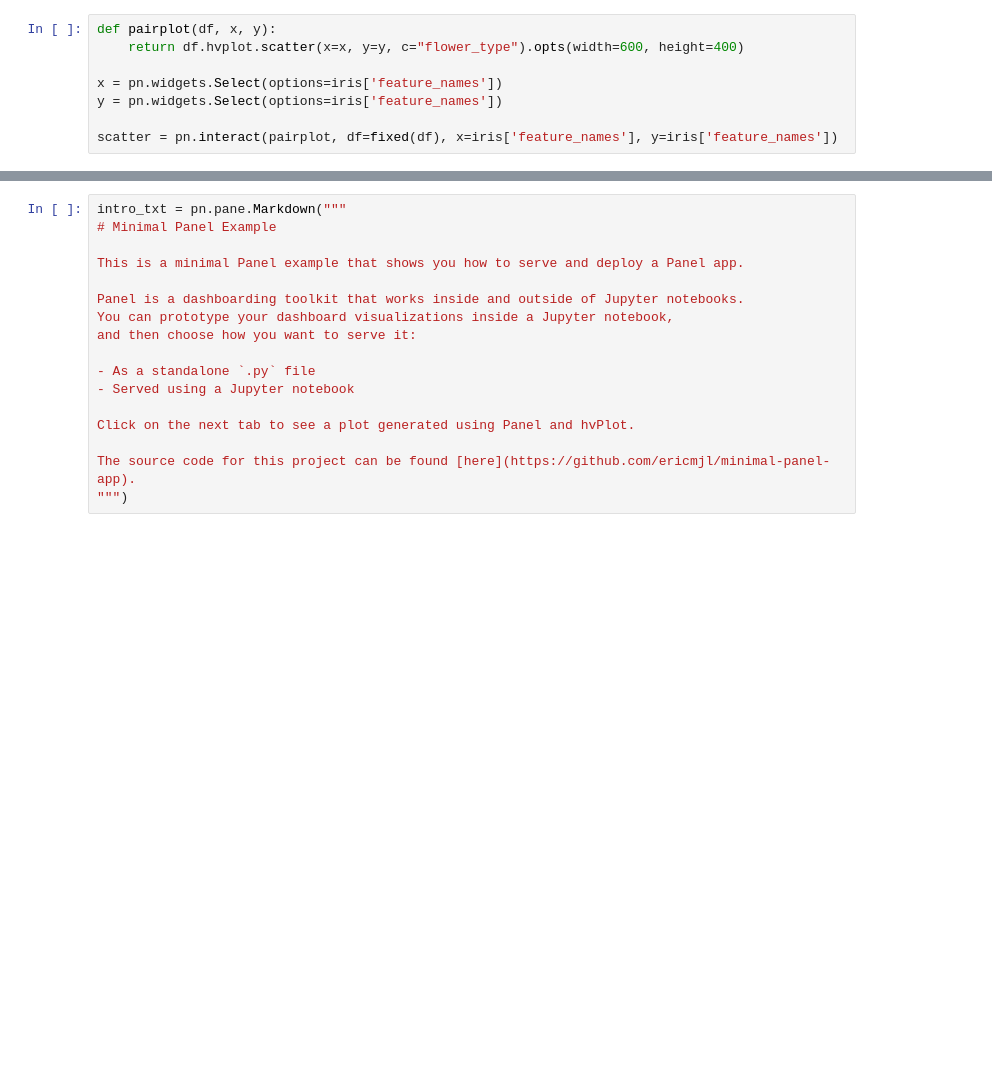
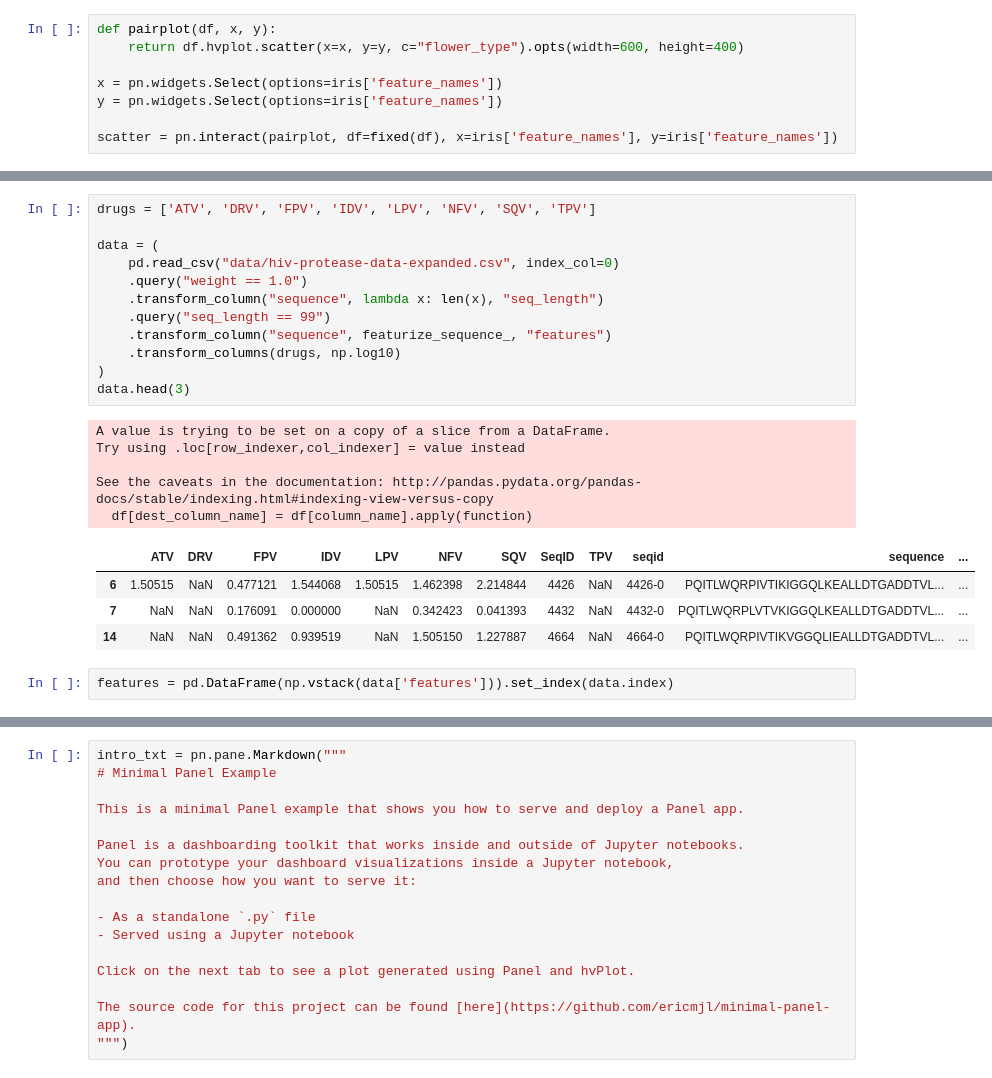
Before and after one commit to ericmjl/minimal-panel-app, a Jupyter notebook: minimal-panel.ipynb, the cells around one changed output, grey strips where cells are left out. Drawn from its saved outputs; the diff is of its cells as text; blank space fills up the shorter version.

```diff
--- a/minimal-panel.ipynb
+++ b/minimal-panel.ipynb
@@ -55,0 +100,24 @@ scatter = pn.interact(pairplot, df=fixed(df), x=iris['feature_names'], y=iris['f
+# %%
+drugs = ['ATV', 'DRV', 'FPV', 'IDV', 'LPV', 'NFV', 'SQV', 'TPV']
+
+data = (
+    pd.read_csv("data/hiv-protease-data-expanded.csv", index_col=0)
+    .query("weight == 1.0")
+    .transform_column("sequence", lambda x: len(x), "seq_length")
+    .query("seq_length == 99")
+    .transform_column("sequence", featurize_sequence_, "features")
+    .transform_columns(drugs, np.log10)
+)
+data.head(3)
+# %% [output]
+A value is trying to be set on a copy of a slice from a DataFrame.
+Try using .loc[row_indexer,col_indexer] = value instead
+
+See the caveats in the documentation: http://pandas.pydata.org/pandas-docs/stable/indexing.html#indexing-view-versus-copy
+  df[dest_column_name] = df[column_name].apply(function)
+|  | ATV | DRV | FPV | IDV | LPV | NFV | SQV | SeqID | TPV | seqid | sequence | ... |
+| 6 | 1.50515 | NaN | 0.477121 | 1.544068 | 1.50515 | 1.462398 | 2.214844 | 4426 | NaN | 4426-0 | PQITLWQRPIVTIKIGGQLKEALLDTGADDTVL... | ... |
+| 7 | NaN | NaN | 0.176091 | 0.000000 | NaN | 0.342423 | 0.041393 | 4432 | NaN | 4432-0 | PQITLWQRPLVTVKIGGQLKEALLDTGADDTVL... | ... |
+| 14 | NaN | NaN | 0.491362 | 0.939519 | NaN | 1.505150 | 1.227887 | 4664 | NaN | 4664-0 | PQITLWQRPIVTIKVGGQLIEALLDTGADDTVL... | ... |
+# %%
+features = pd.DataFrame(np.vstack(data['features'])).set_index(data.index)
```
Also changed, not shown: parts of 21 cells of this notebook, 4 other files.
